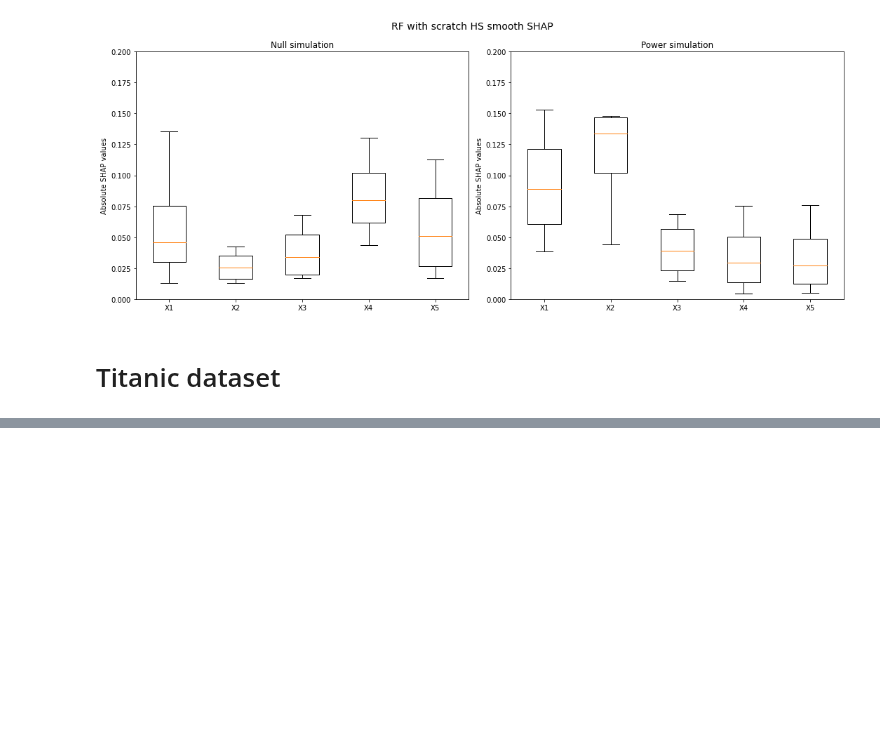
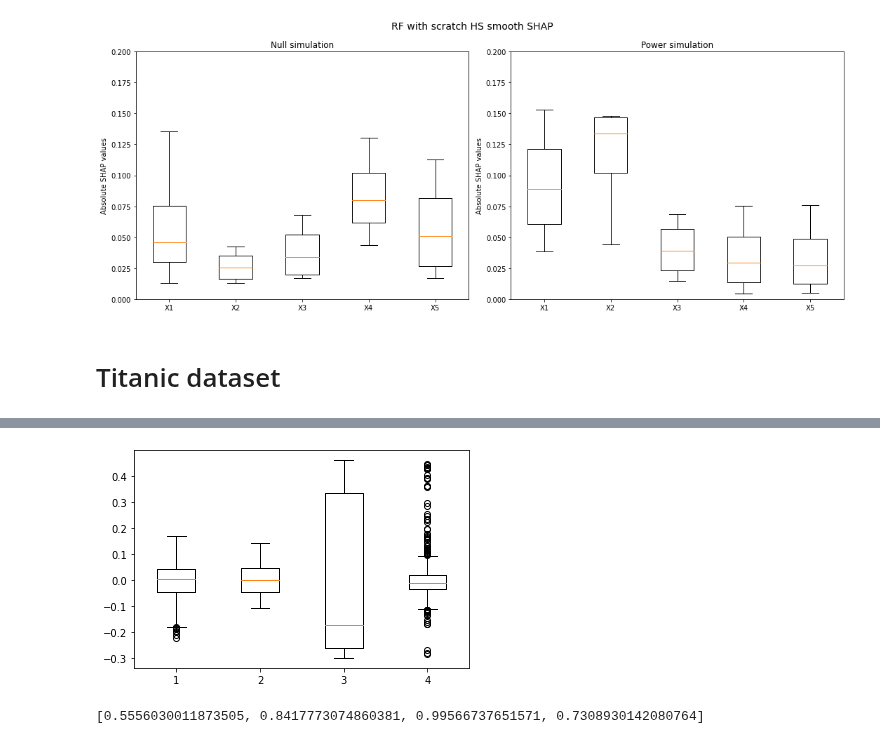
Before and after one commit to markusloecher/TreeBasedModel, a Jupyter notebook: notebooks/HS_SmSHAP.ipynb, the cells around one changed output, grey strips where cells are left out. Cells and saved outputs as stored; diff of their text form; code cells hidden in the pictures; blank space fills up the shorter version.

Commit message:
Fix GridSearch and add titanic data to HSSmoothSHAP

```diff
--- a/notebooks/HS_SmSHAP.ipynb
+++ b/notebooks/HS_SmSHAP.ipynb
@@ -377,0 +385,4 @@ X.head(3)
+# %%
+clf_HSsmSHAP = RandomForest(n_trees= 100, treetype="classification",
+                    HShrinkage=False, oob=True, HS_smSHAP=True, oob_SHAP=True,
+                    random_state=None)
@@ -377,0 +430,8 @@ X.head(3)
+# %%
+plt.boxplot(clf_HSsmSHAP.smSHAP_vals);
+# %% [output]
+[figure, added]
+# %%
+clf_HSsmSHAP.smSHAP_coefs
+# %% [output]
+[0.5556030011873505, 0.8417773074860381, 0.99566737651571, 0.7308930142080764]
```
Also changed, not shown: parts of 37 cells of this notebook, 1 other file.
